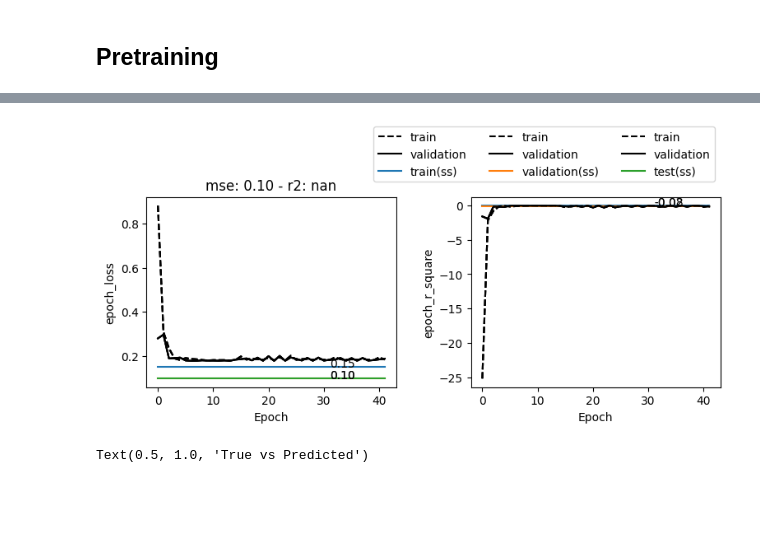
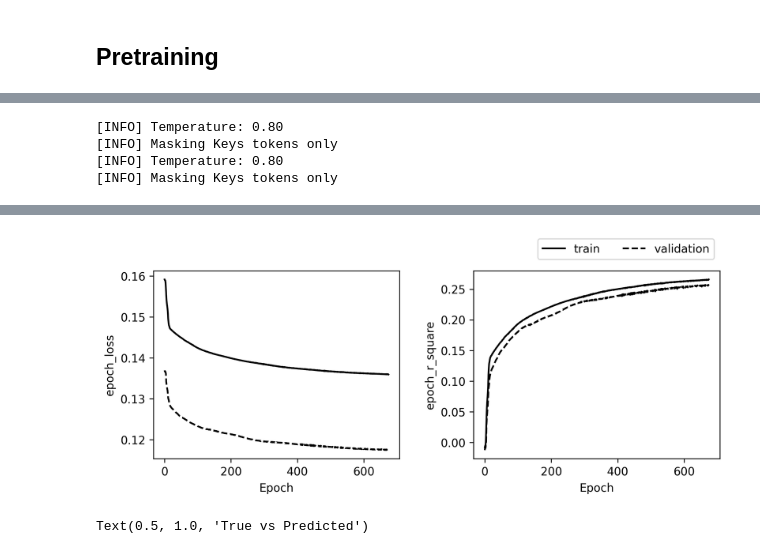
Before and after one commit to cridonoso/astromer, a Jupyter notebook: presentation/pipelines/pipeline_1/VisualizeResults.ipynb, the cells around one changed output, grey strips where cells are left out. Cells and saved outputs as stored; diff of their text form; code cells hidden in the pictures; blank space fills up the shorter version.

```diff
--- a/presentation/pipelines/pipeline_1/VisualizeResults.ipynb
+++ b/presentation/pipelines/pipeline_1/VisualizeResults.ipynb
@@ -27,19 +27,2 @@ To enable them in other operations, rebuild TensorFlow with the appropriate comp
 # %% [markdown]
 ## Pretraining
-# %%
-def get_metrics(output):
-    y = tf.ragged.boolean_mask(output['magnitudes'], output['probed_mask'])
-    y_hat = tf.ragged.boolean_mask(output['reconstruction'], output['probed_mask'])
-
-    r2_values = []
-    mse_values = []
-    for i in range(output['magnitudes'].shape[0]):
-        y = tf.boolean_mask(output['magnitudes'][i], output['probed_mask'][i])
-        y_hat = tf.boolean_mask(output['reconstruction'][i], output['probed_mask'][i])
-        r2_values.append(r2_score(y, y_hat))
-        mse_values.append(mean_squared_error(y, y_hat, squared=False))
-
-    test_r2   = np.mean(r2_values)
-    test_mse = np.mean(mse_values)
-
-    return test_r2, test_mse
@@ -118,31 +29,35 @@ Lambda fuctions will be no more assumed to be used in the statement where they a
 # %%
 # config
+# %%
+root = './presentation/results/temp/2024-04-24_01-07-33/'
+# %%
+model, config = load_pt_model(os.path.join(root, 'pretraining'))
+# %% [output]
+[INFO] Temperature: 0.80
+[INFO] Masking Keys tokens only
+[INFO] Temperature: 0.80
+[INFO] Masking Keys tokens only
 # %%
-fig, axes = plt.subplots(1, 2, figsize=(9, 3), gridspec_kw={'wspace':0.3})
+fig, axes = plt.subplots(1, 2, figsize=(9, 3), gridspec_kw={'wspace':0.3}, dpi=300)
 
-for subset in ['train', 'validation', 'test']:
+for subset, ls in zip(['train', 'validation'], ['-', '--']):
+    for i, metric_name in enumerate(['epoch_loss', 'epoch_r_square']):
+        train_metrics = get_metrics(os.path.join(root, 'pretraining', 'tensorboard', subset),
+                                    metric_name=metric_name)
+        axes[i].plot(train_metrics['step'], train_metrics['value'], label=subset, linestyle=ls, color='k')
 
+#         if metric_name == 'epoch_r_square':
+#             axes[i].plot([0, valid_metrics['step'].iloc[-1]], [test_r2, test_r2], label=subset+'(ss)')
+#             axes[i].text(valid_metrics['step'].iloc[-1]-10, test_r2+0.005, '{:.2f}'.format(test_r2))
 
-    for i, metric_name in enumerate(['epoch_loss', 'epoch_r_square']):
-        train_metrics = get_metrics(os.path.join(root, 'pretraining', 'tensorboard', 'train'),
-                                    metric_name=metric_name)
-        valid_metrics = get_metrics(os.path.join(root, 'pretraining', 'tensorboard', 'validation'),
-                                    metric_name=metric_name)
-        axes[i].plot(train_metrics['step'], train_metrics['value'], label='train', linestyle='--', color='k')
-        axes[i].plot(valid_metrics['step'], valid_metrics['value'], label='validation', linestyle='-', color='k')
-
-        if metric_name == 'epoch_r_square':
-            axes[i].plot([0, valid_metrics['step'].iloc[-1]], [test_r2, test_r2], label=subset+'(ss)')
-            axes[i].text(valid_metrics['step'].iloc[-1]-10, test_r2+0.005, '{:.2f}'.format(test_r2))
-
-        if metric_name == 'epoch_loss':
-            axes[i].plot([0, valid_metrics['step'].iloc[-1]], [test_mse, test_mse], label=subset+'(ss)')
-            axes[i].text(valid_metrics['step'].iloc[-1]-10, test_mse+1e-3, '{:.2f}'.format(test_mse))
+#         if metric_name == 'epoch_loss':
+#             axes[i].plot([0, valid_metrics['step'].iloc[-1]], [test_mse, test_mse], label=subset+'(ss)')
+#             axes[i].text(valid_metrics['step'].iloc[-1]-10, test_mse+1e-3, '{:.2f}'.format(test_mse))
 
         axes[i].set_ylabel(metric_name)
         axes[i].set_xlabel('Epoch')
 
-axes[0].set_title('mse: {:.2f} - r2: {:.2f}'.format(test_mse, test_r2))
-axes[-1].legend(bbox_to_anchor=(1., 1.4), ncols=3)
+# axes[0].set_title('mse: {:.2f} - r2: {:.2f}'.format(test_mse, test_r2))
+axes[-1].legend(bbox_to_anchor=(1., 1.2), ncols=3)
 plt.show()
 # %% [output]
@@ -156,4 +64,4 @@ plt.show()
-[figure, old version]
+[figure, new version]
 # %%
 N = 1
 
```
Also changed, not shown: parts of 3 cells of this notebook, 12 other files.
